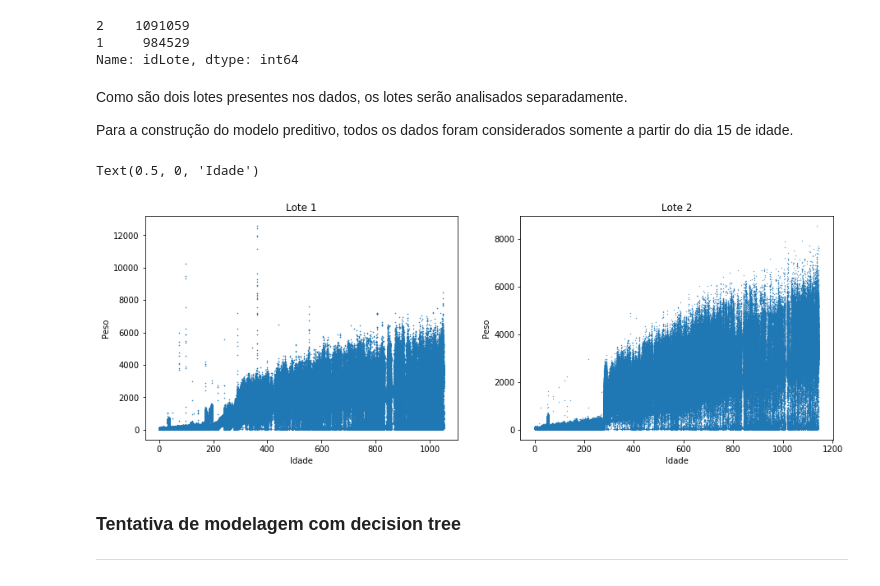
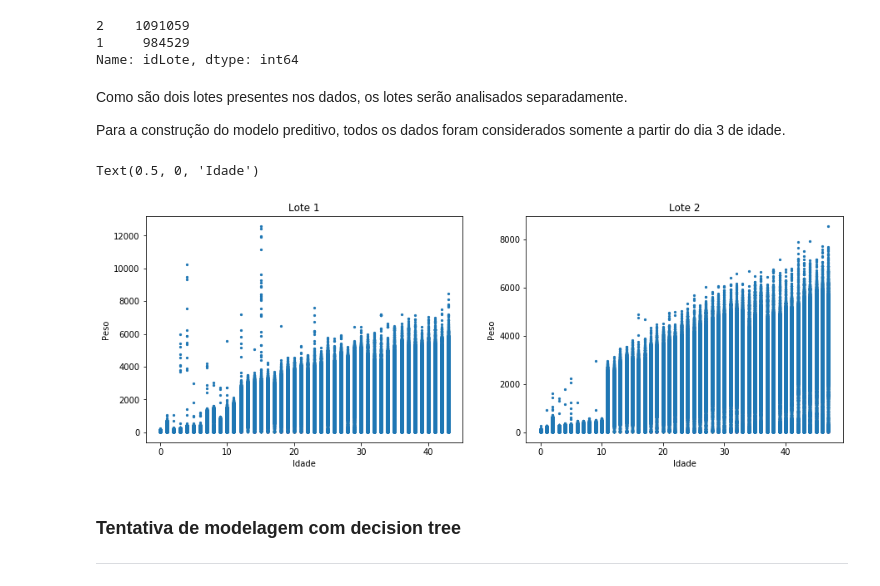
Before and after one commit to advinstai/Aprendizagem-estatistica-regressao, a Jupyter notebook: Exercicio-regressao/tree_agrisolus_alexandre.ipynb, the cells around one changed output. Drawn from its saved outputs; the diff is of its cells as text; code cells hidden in the pictures.

```diff
--- a/Exercicio-regressao/tree_agrisolus_alexandre.ipynb
+++ b/Exercicio-regressao/tree_agrisolus_alexandre.ipynb
@@ -14,9 +16,9 @@ import numpy as np
 # %% [markdown]
 ### Arquivo csv
 # %%
-path = './agrisolus_ml/'
+path = './agrisolus_ml_dias/'
 
-agri1 = 'agrisolus.csv'
+agri1 = 'agrisolus_dias.csv'
 
 pesos = pd.read_csv(path+agri1, sep=';')
 # %%
@@ -55,22 +57,22 @@ Name: idLote, dtype: int64
 
 Como são dois lotes presentes nos dados, os lotes serão analisados separadamente.
 
-Para a construção do modelo preditivo, todos os dados foram considerados somente a partir do dia 15 de idade.
+Para a construção do modelo preditivo, todos os dados foram considerados somente a partir do dia 3 de idade.
 # %%
 fig, axs = plt.subplots(1,2, figsize=(15,5))
 # plot do lote 1
-axs[0].scatter(x=pesos[pesos.idLote==1].Idade,y=pesos[pesos.idLote==1].Peso, s=0.3)
+axs[0].scatter(x=pesos[pesos.idLote==1].Idade,y=pesos[pesos.idLote==1].Peso, s=5)
 axs[0].set_title('Lote 1')
 axs[0].set_ylabel('Peso')
 axs[0].set_xlabel('Idade')
 # Plot do lote 2
-axs[1].scatter(x=pesos[pesos.idLote==2].Idade,y=pesos[pesos.idLote==2].Peso, s=0.1)
+axs[1].scatter(x=pesos[pesos.idLote==2].Idade,y=pesos[pesos.idLote==2].Peso, s=5)
 axs[1].set_title('Lote 2')
 axs[1].set_ylabel('Peso')
 axs[1].set_xlabel('Idade')
 # %% [output]
 Text(0.5, 0, 'Idade')
-[figure, old version]
+[figure, new version]
 # %% [markdown]
 ### Tentativa de modelagem com decision tree
 ---
```
Also changed, not shown: parts of 32 cells of this notebook.
